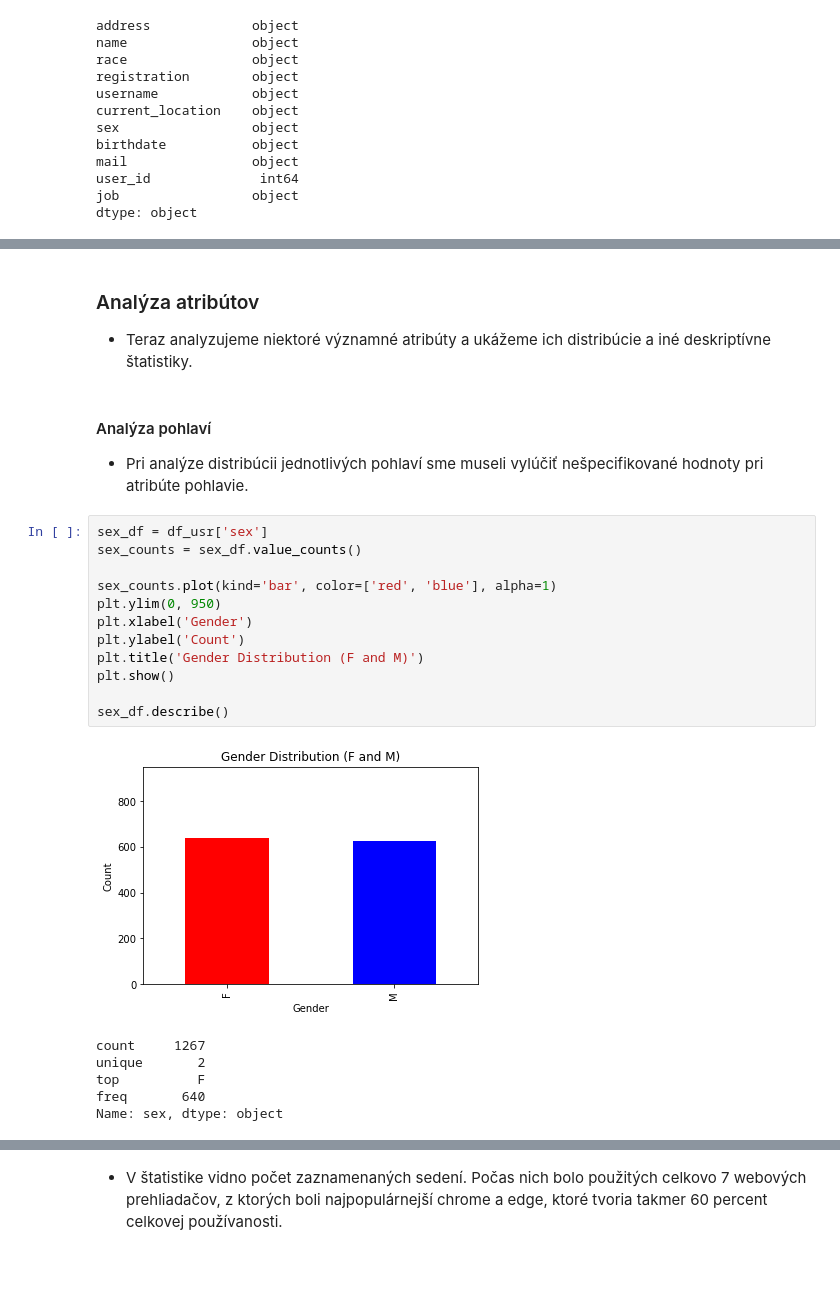
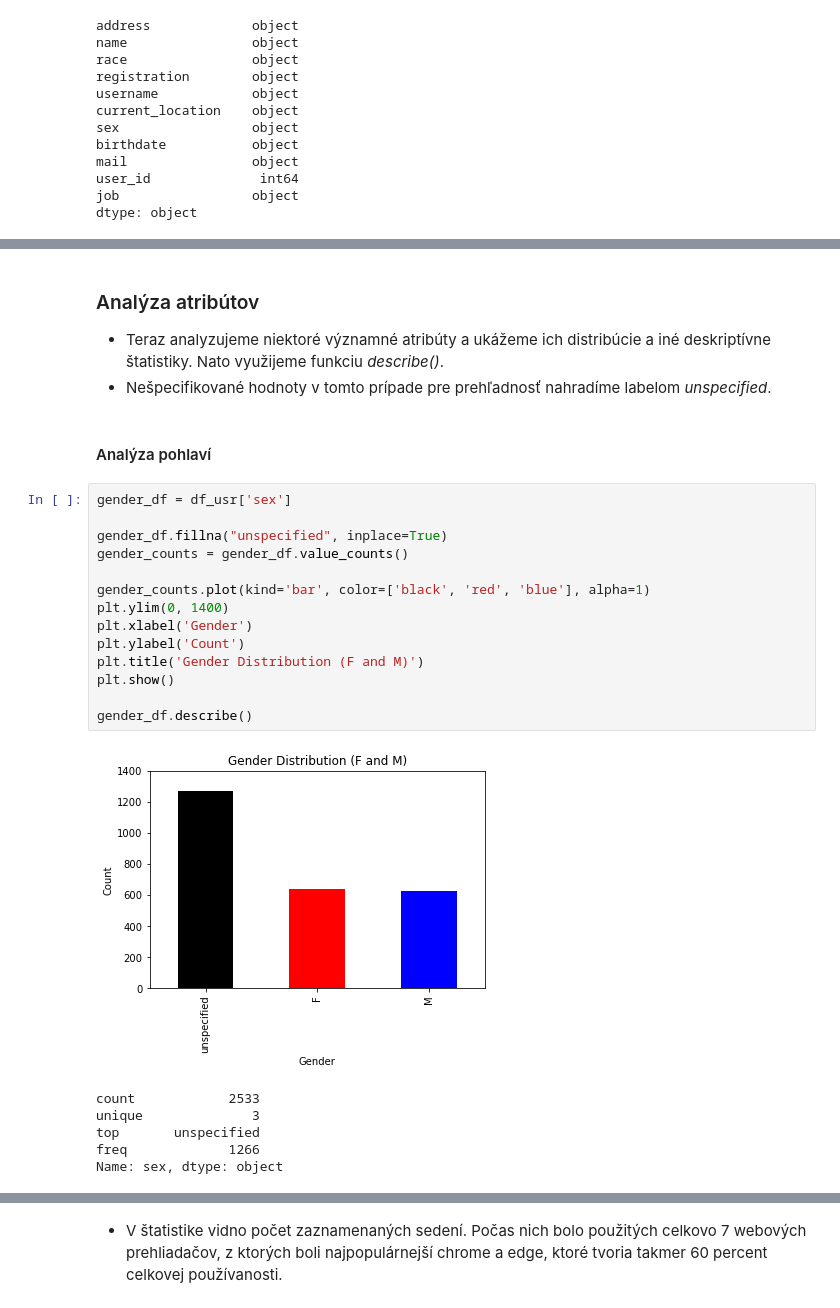
Before and after one commit to FilipMojto/IAU_project, a Jupyter notebook: EDA_report.ipynb, the cells around one changed output, grey strips where cells are left out. Saved outputs shown, nothing was run; the diff lists cells and outputs as text; blank space fills up the shorter version.

```diff
--- a/EDA_report.ipynb
+++ b/EDA_report.ipynb
@@ -135,27 +125,29 @@ pct_mouse_move                    float64
 dtype: object
 # %% [markdown]
 ### Analýza atribútov
-- Teraz analyzujeme niektoré významné atribúty a ukážeme ich distribúcie a iné deskriptívne štatistiky.
+- Teraz analyzujeme niektoré významné atribúty a ukážeme ich distribúcie a iné deskriptívne štatistiky. Nato využijeme funkciu _describe()_.
+- Nešpecifikované hodnoty v tomto prípade pre prehľadnosť nahradíme labelom _unspecified_.
 # %% [markdown]
 #### Analýza pohlaví
-- Pri analýze distribúcii jednotlivých pohlaví sme museli vylúčiť nešpecifikované hodnoty pri atribúte pohlavie.
 # %%
-sex_df = df_usr['sex']
-sex_counts = sex_df.value_counts()
+gender_df = df_usr['sex']
 
-sex_counts.plot(kind='bar', color=['red', 'blue'], alpha=1)
-plt.ylim(0, 950)
+gender_df.fillna("unspecified", inplace=True)
+gender_counts = gender_df.value_counts()
+
+gender_counts.plot(kind='bar', color=['black', 'red', 'blue'], alpha=1)
+plt.ylim(0, 1400)
 plt.xlabel('Gender')
 plt.ylabel('Count')
 plt.title('Gender Distribution (F and M)')
 plt.show()
 
-sex_df.describe()
+gender_df.describe()
 # %% [output]
-[figure, old version]
+[figure, new version]
-count     1267
-unique       2
-top          F
-freq       640
+count            2533
+unique              3
+top       unspecified
+freq             1266
 Name: sex, dtype: object
 # %% [markdown]
```
Also changed, not shown: parts of 38 cells of this notebook, 1 other file.
